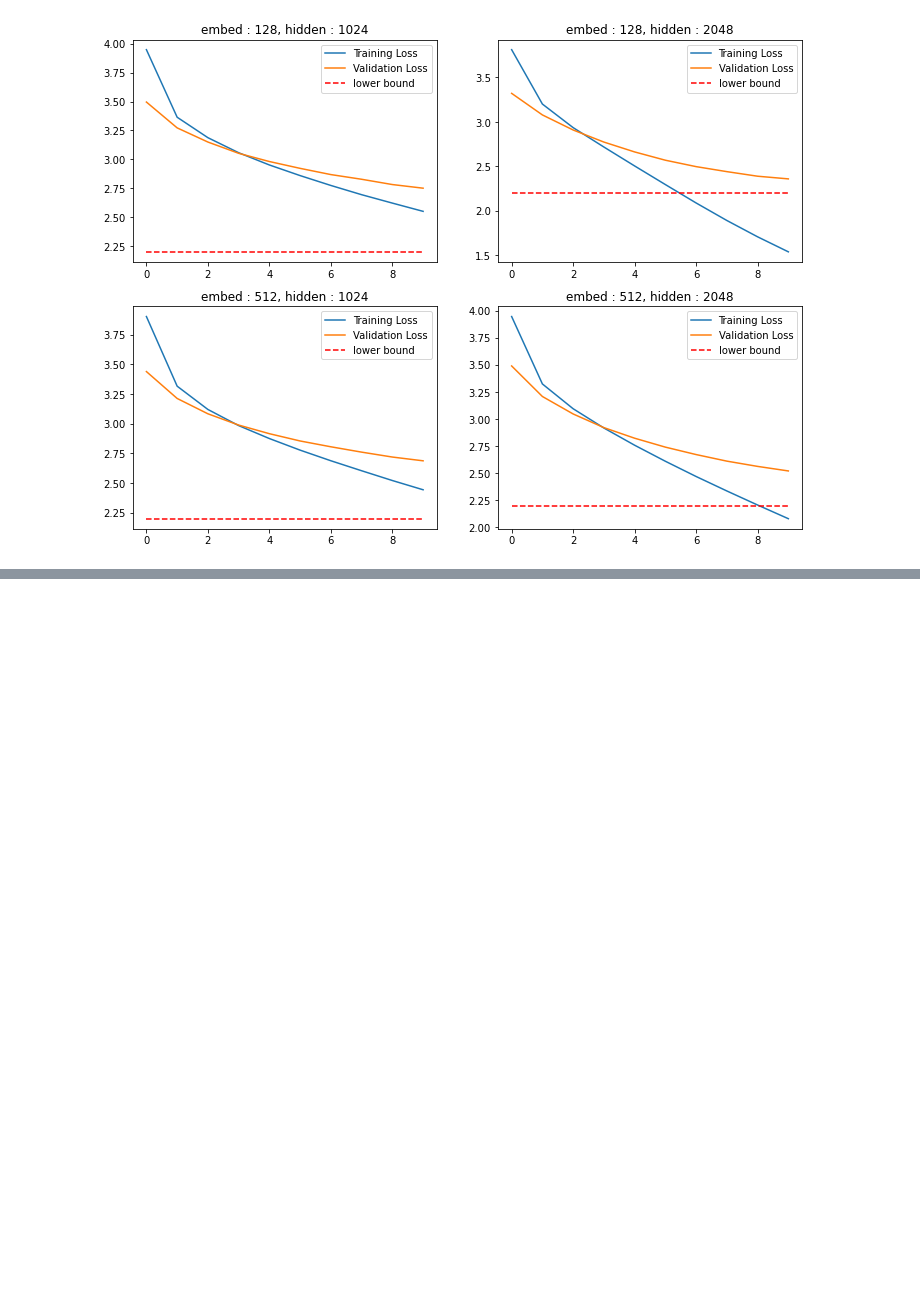
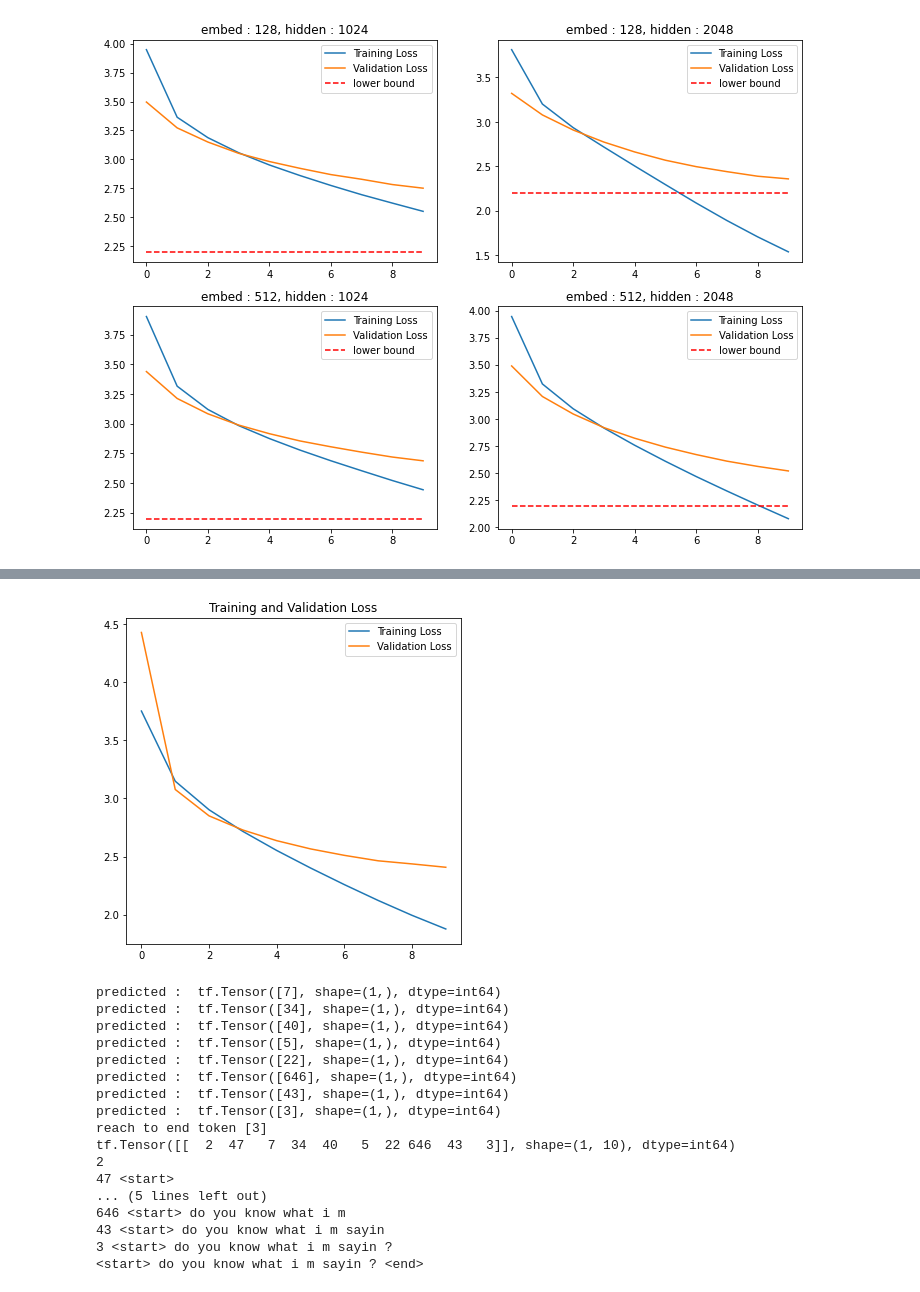
Before and after one commit to JeongChanDo/aiffel_practice, a Jupyter notebook: EXPLORATION06/become_great_lyricist.ipynb, the cells around one changed output, grey strips where cells are left out. Cells and saved outputs as stored; diff of their text form; code cells hidden in the pictures; blank space fills up the shorter version.

```diff
--- a/EXPLORATION06/become_great_lyricist.ipynb
+++ b/EXPLORATION06/become_great_lyricist.ipynb
@@ -792,0 +1018,6 @@ for history, title in zip(histories, titles):
+# %%
+tf.keras.backend.clear_session()
+
+embedding_size = 128
+hidden_size = 1024
+model3_embed_128_hidden_1024, history3_embed_128_hidden_1024 = get_model3_history(embedding_size, hidden_size)
@@ -792,0 +1042,24 @@ for history, title in zip(histories, titles):
+# %%
+visualize_loss(history3_embed_128_hidden_1024)
+gen = generate_lyrics(model3_embed_128_hidden_1024, tokenizer, init_sentence="<start> do")
+print(gen)
+del model3_embed_128_hidden_1024
+# %% [output]
+[figure, added]
+predicted :  tf.Tensor([7], shape=(1,), dtype=int64)
+predicted :  tf.Tensor([34], shape=(1,), dtype=int64)
+predicted :  tf.Tensor([40], shape=(1,), dtype=int64)
+predicted :  tf.Tensor([5], shape=(1,), dtype=int64)
+predicted :  tf.Tensor([22], shape=(1,), dtype=int64)
+predicted :  tf.Tensor([646], shape=(1,), dtype=int64)
+predicted :  tf.Tensor([43], shape=(1,), dtype=int64)
+predicted :  tf.Tensor([3], shape=(1,), dtype=int64)
+reach to end token [3]
+tf.Tensor([[  2  47   7  34  40   5  22 646  43   3]], shape=(1, 10), dtype=int64)
+2
+47 <start>
+... (5 lines left out)
+646 <start> do you know what i m
+43 <start> do you know what i m sayin
+3 <start> do you know what i m sayin ?
+<start> do you know what i m sayin ? <end>
```
Also changed, not shown: parts of 21 cells of this notebook.
